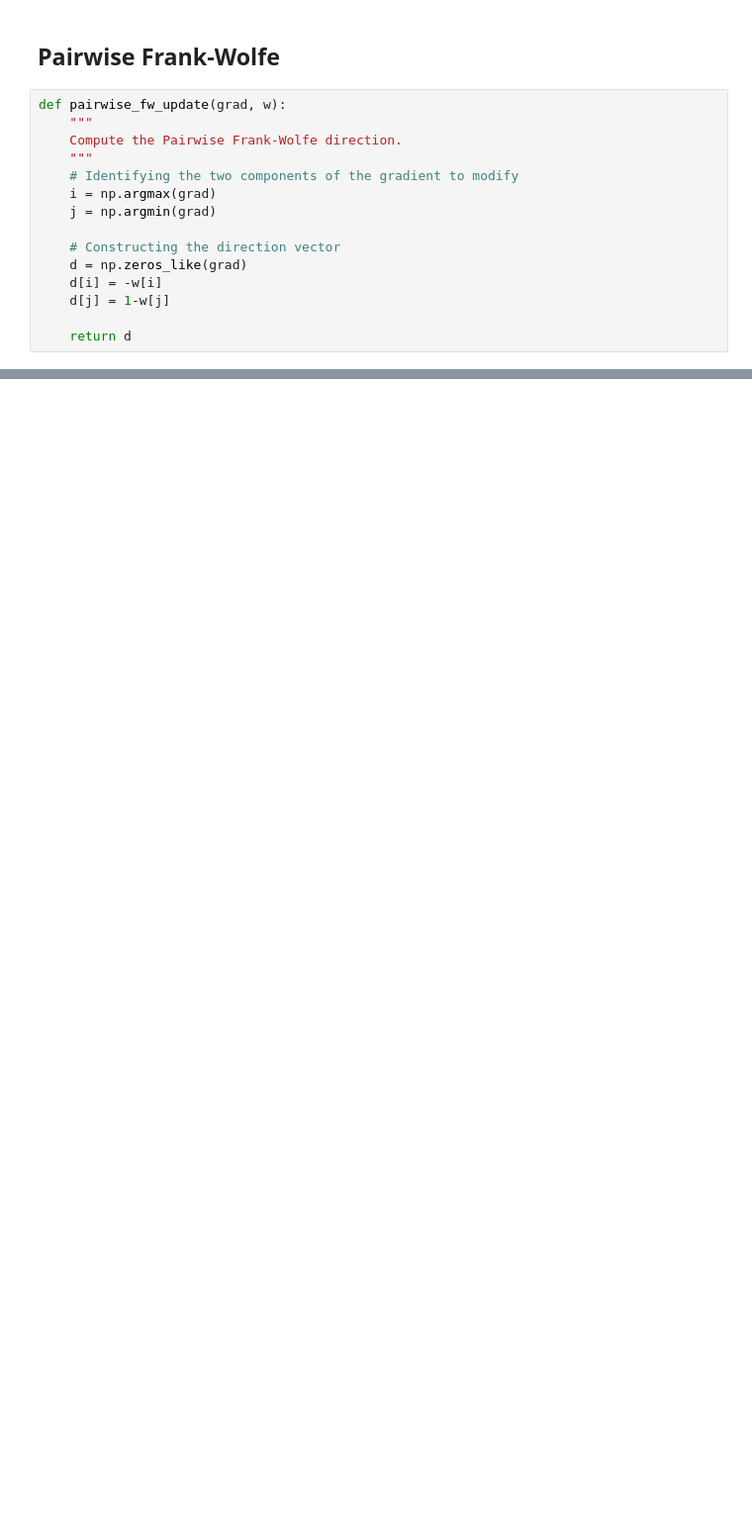
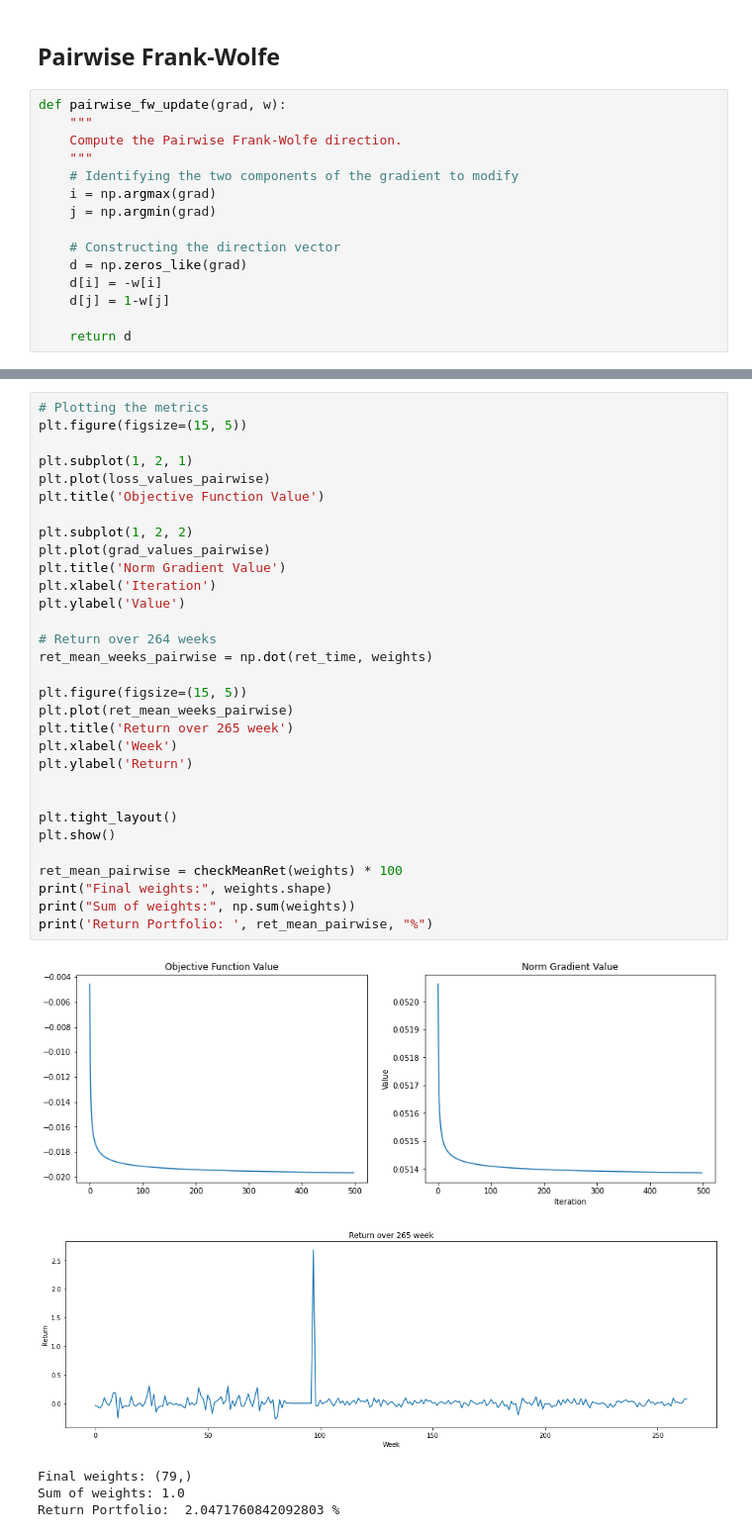
Before and after one commit to RobEngin/Methods-for-Portfolio-Optimization, a Jupyter notebook: opt-project.ipynb, the cells around one changed output, grey strips where cells are left out. Shown: that part at 99% size. Cells and saved outputs as stored; diff of their text form; blank space fills up the shorter version.

```diff
--- a/opt-project.ipynb
+++ b/opt-project.ipynb
@@ -365,0 +414,37 @@ Return Portfolio:  0.01644701876580538
+# %%
+# Plotting the metrics
+plt.figure(figsize=(15, 5))
+
+plt.subplot(1, 2, 1)
+plt.plot(loss_values_pairwise)
+plt.title('Objective Function Value')
+
+plt.subplot(1, 2, 2)
+plt.plot(grad_values_pairwise)
+plt.title('Norm Gradient Value')
+plt.xlabel('Iteration')
+plt.ylabel('Value')
+
+# Return over 264 weeks
+ret_mean_weeks_pairwise = np.dot(ret_time, weights)
+
+plt.figure(figsize=(15, 5))
+plt.plot(ret_mean_weeks_pairwise)
+plt.title('Return over 265 week')
+plt.xlabel('Week')
+plt.ylabel('Return')
+
+
+plt.tight_layout()
+plt.show()
+
+ret_mean_pairwise = checkMeanRet(weights) * 100
+print("Final weights:", weights.shape)
+print("Sum of weights:", np.sum(weights))
+print('Return Portfolio: ', ret_mean_pairwise, "%")
+# %% [output]
+[figure, added]
+[figure, added]
+Final weights: (79,)
+Sum of weights: 1.0
+Return Portfolio:  2.0471760842092803 %
```
Also changed, not shown: parts of 22 cells of this notebook.
